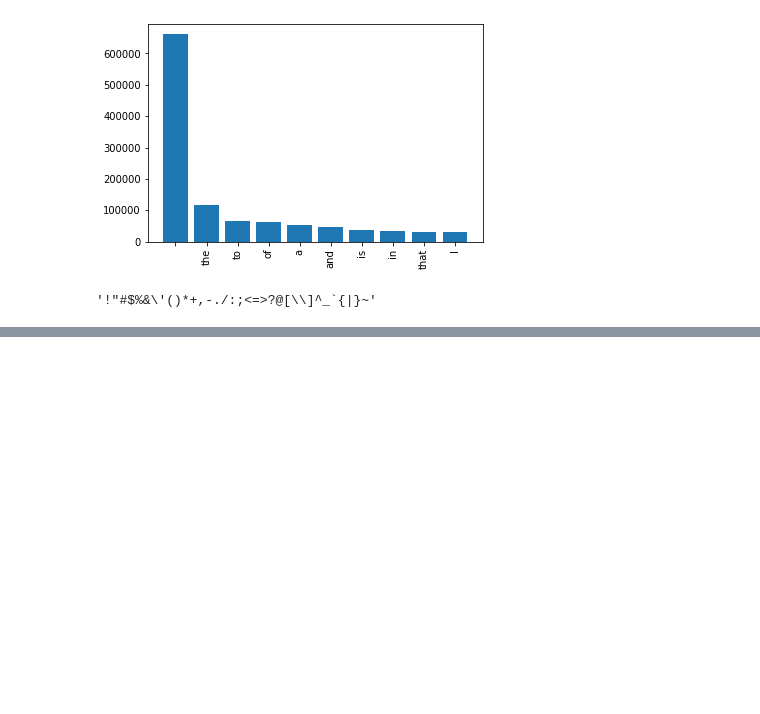
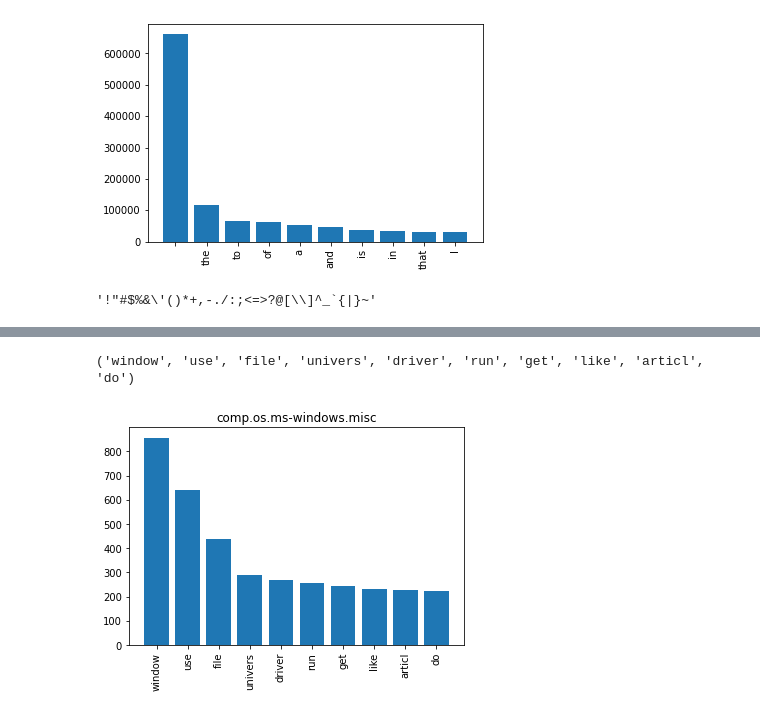
Before and after one commit to pro0255/NLP_Sentiment_analysis, a Jupyter notebook: 20_news_group_analysis.ipynb, the cells around one changed output, grey strips where cells are left out. Saved outputs shown, nothing was run; the diff lists cells and outputs as text; code cells hidden in the pictures; blank space fills up the shorter version.

```diff
--- a/20_news_group_analysis.ipynb
+++ b/20_news_group_analysis.ipynb
@@ -243,0 +276,5 @@ print(word_index)
+# %%
+class_words(train_df[preprocessed_text_key], train_df['label'], 2)
+# %% [output]
+('window', 'use', 'file', 'univers', 'driver', 'run', 'get', 'like', 'articl', 'do')
+[figure, added]
```
Also changed, not shown: parts of 24 cells of this notebook, 1 other file.
